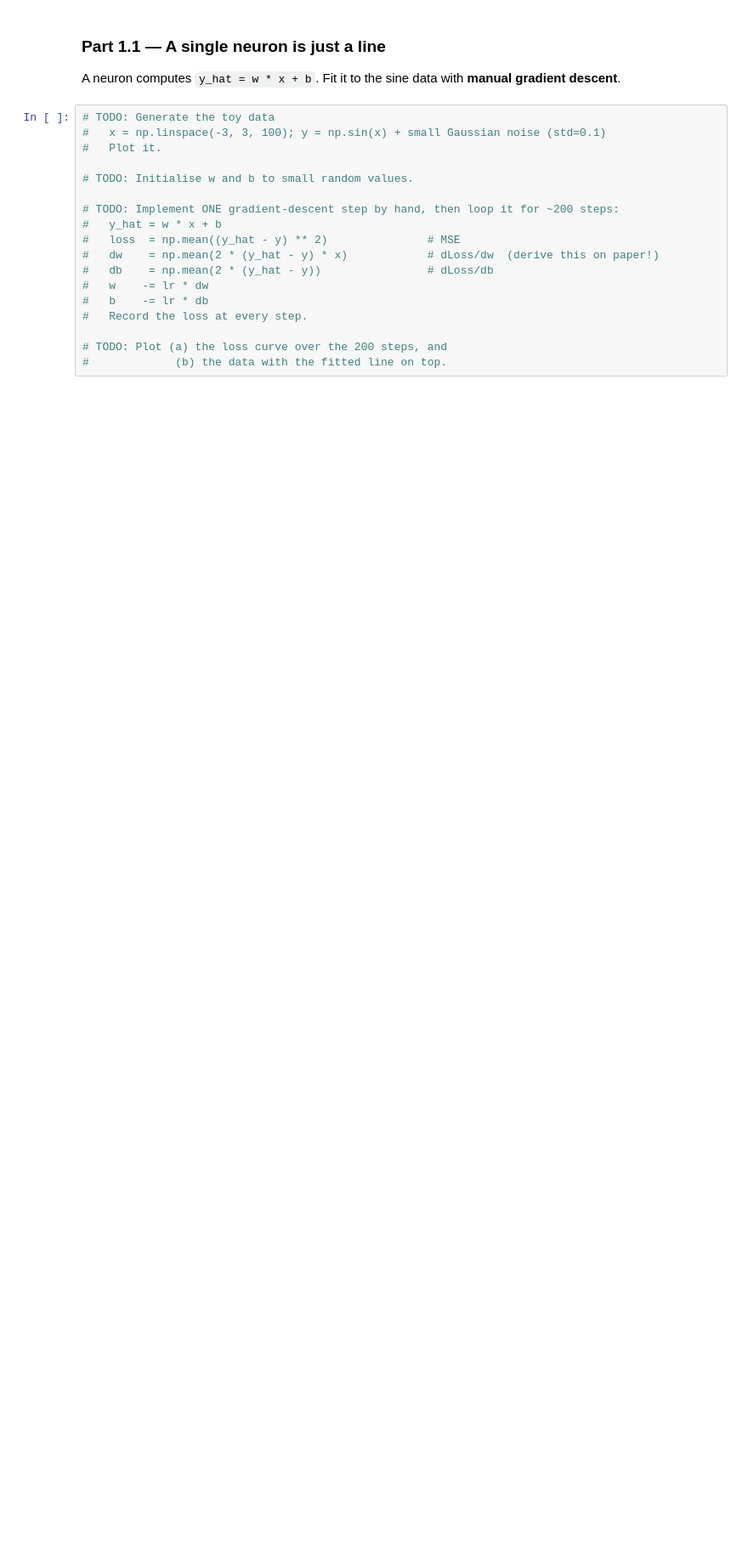
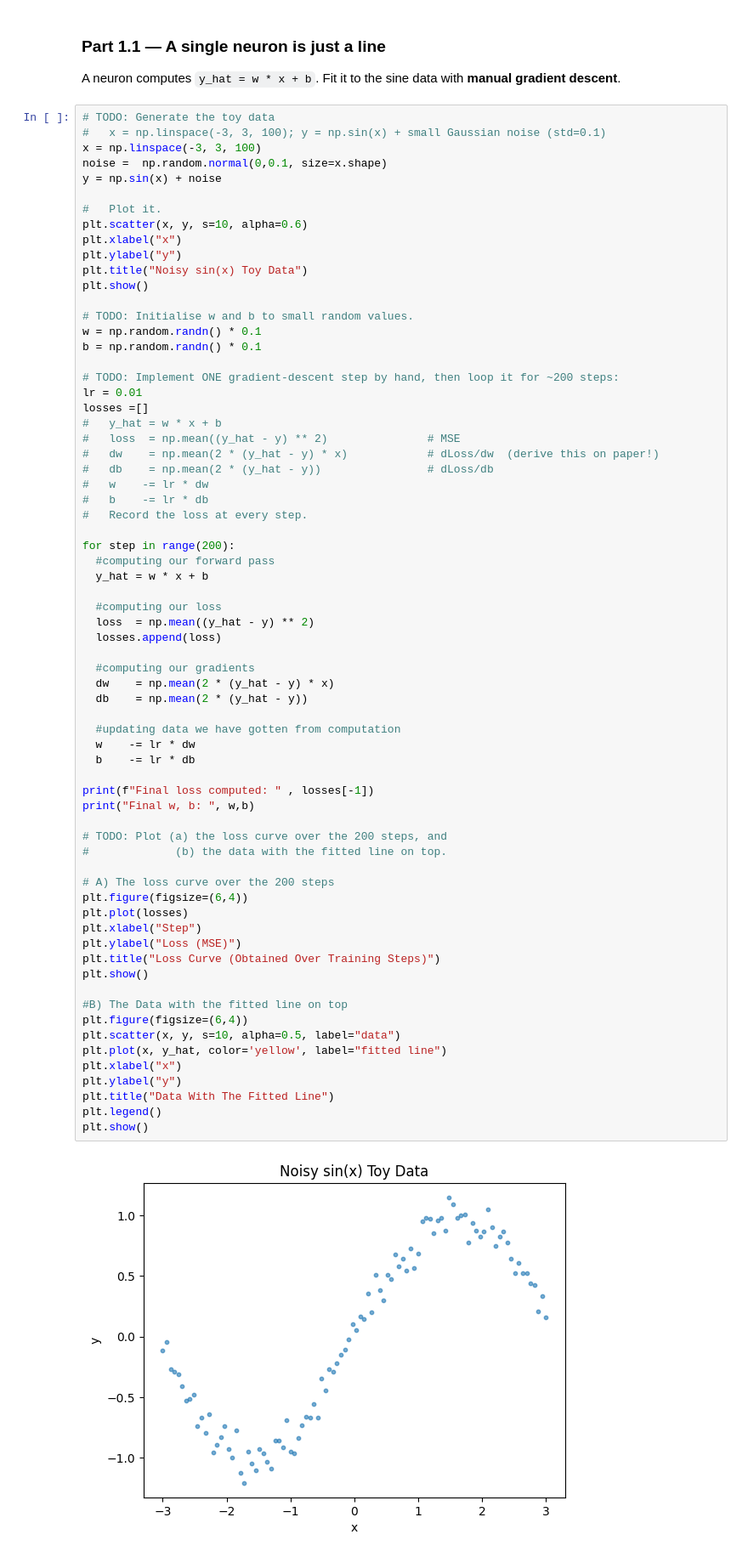
Before and after one commit to YayraBoven/lab-3, a Jupyter notebook: lab_3.ipynb, the cells around one changed output. Shown at 85% size. Cells and saved outputs as stored; diff of their text form; blank space fills up the shorter version.

```diff
--- a/lab_3.ipynb
+++ b/lab_3.ipynb
@@ -70,18 +72,70 @@ A neuron computes `y_hat = w * x + b`. Fit it to the sine data with **manual gra
 # %%
 # TODO: Generate the toy data
 #   x = np.linspace(-3, 3, 100); y = np.sin(x) + small Gaussian noise (std=0.1)
+x = np.linspace(-3, 3, 100)
+noise =  np.random.normal(0,0.1, size=x.shape)
+y = np.sin(x) + noise
+
 #   Plot it.
+plt.scatter(x, y, s=10, alpha=0.6)
+plt.xlabel("x")
+plt.ylabel("y")
+plt.title("Noisy sin(x) Toy Data")
+plt.show()
 
 # TODO: Initialise w and b to small random values.
+w = np.random.randn() * 0.1
+b = np.random.randn() * 0.1
 
 # TODO: Implement ONE gradient-descent step by hand, then loop it for ~200 steps:
+lr = 0.01
+losses =[]
 #   y_hat = w * x + b
 #   loss  = np.mean((y_hat - y) ** 2)               # MSE
 #   dw    = np.mean(2 * (y_hat - y) * x)            # dLoss/dw  (derive this on paper!)
 #   db    = np.mean(2 * (y_hat - y))                # dLoss/db
 #   w    -= lr * dw
 #   b    -= lr * db
 #   Record the loss at every step.
 
+for step in range(200):
+  #computing our forward pass
+  y_hat = w * x + b
+
+  #computing our loss
+  loss  = np.mean((y_hat - y) ** 2)
+  losses.append(loss)
+
+  #computing our gradients
+  dw    = np.mean(2 * (y_hat - y) * x)
+  db    = np.mean(2 * (y_hat - y))
+
+  #updating data we have gotten from computation
+  w    -= lr * dw
+  b    -= lr * db
+
+print(f"Final loss computed: " , losses[-1])
+print("Final w, b: ", w,b)
+
 # TODO: Plot (a) the loss curve over the 200 steps, and
 #             (b) the data with the fitted line on top.
+
+# A) The loss curve over the 200 steps
+plt.figure(figsize=(6,4))
+plt.plot(losses)
+plt.xlabel("Step")
+plt.ylabel("Loss (MSE)")
+plt.title("Loss Curve (Obtained Over Training Steps)")
+plt.show()
+
+#B) The Data with the fitted line on top
+plt.figure(figsize=(6,4))
+plt.scatter(x, y, s=10, alpha=0.5, label="data")
+plt.plot(x, y_hat, color='yellow', label="fitted line")
+plt.xlabel("x")
+plt.ylabel("y")
+plt.title("Data With The Fitted Line")
+plt.legend()
+plt.show()
+# %% [output]
+[figure, added]
```
Also changed, not shown: parts of 4 cells of this notebook.
